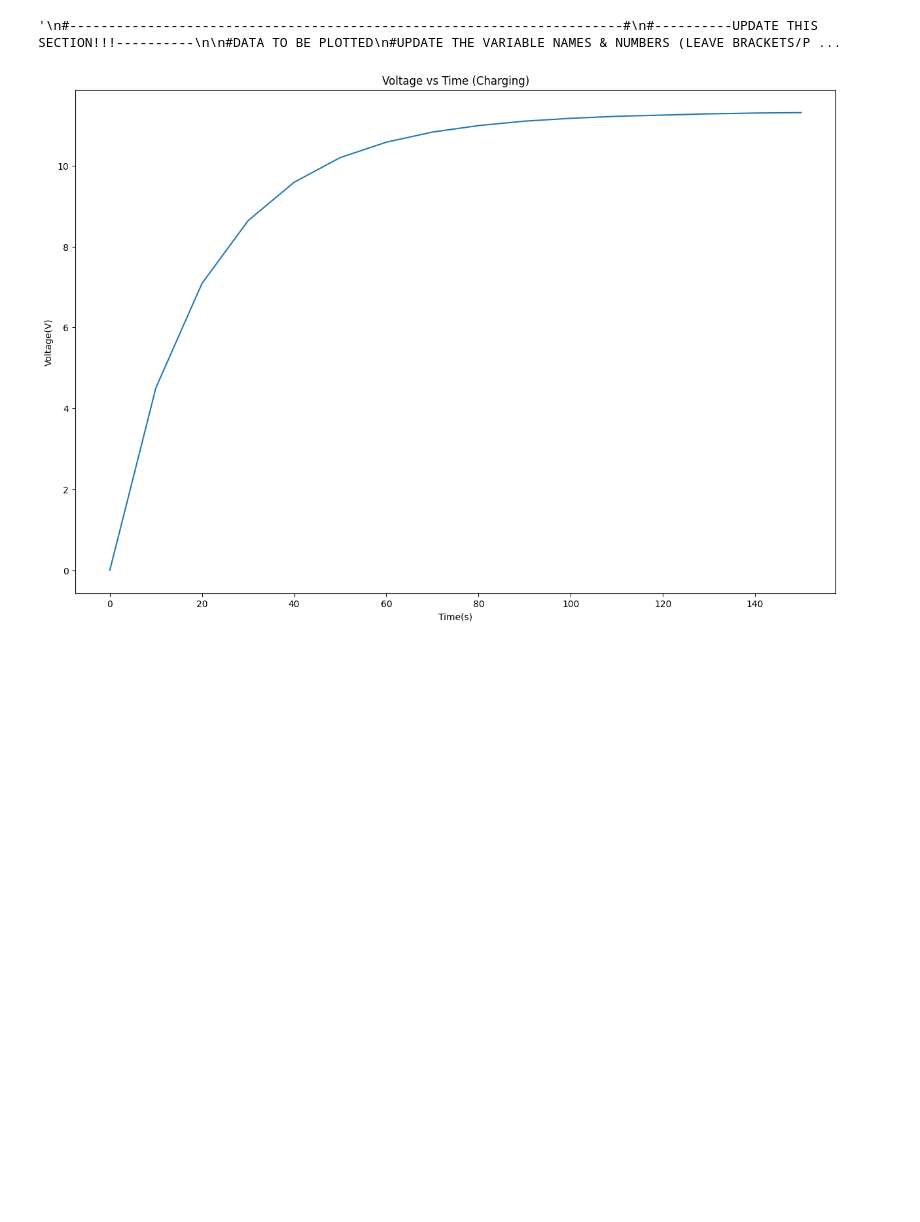
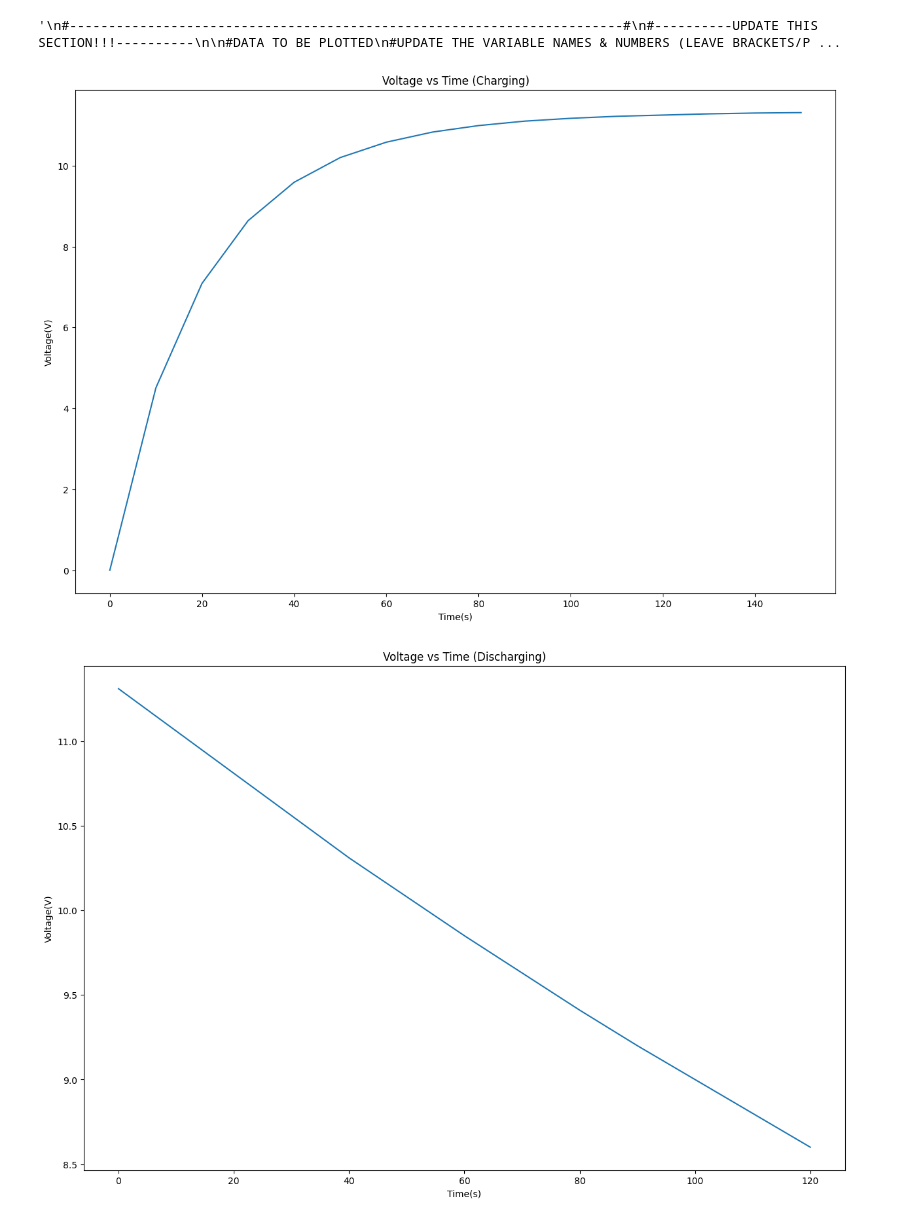
Before and after one commit to ChanceCollins99/Physics-Lab, a Jupyter notebook: Physics_Lab_4_Plot.ipynb, the cells around one changed output. Saved outputs shown, nothing was run; the diff lists cells and outputs as text; code cells hidden in the pictures; blank space fills up the shorter version.

```diff
--- a/Physics_Lab_4_Plot.ipynb
+++ b/Physics_Lab_4_Plot.ipynb
@@ -18,6 +18,16 @@ plt.plot(t,V)
 plt.xlabel("Time(s)")
 plt.ylabel("Voltage(V)")
 plt.title("Voltage vs Time (Charging)")
+
+V2 = np.array([11.31,11.06,10.81,10.56,10.31,10.08,9.85,9.63,9.41,9.2,9,8.8,8.6]) # fill in these data arrays
+t2 = np.array([0,10,20,30,40,50,60,70,80,90,100,110,120])
+plt.figure(figsize=(15,10))
+plt.plot(t2,V2)
+
+plt.xlabel("Time(s)")
+plt.ylabel("Voltage(V)")
+plt.title("Voltage vs Time (Discharging)")
+
 
 """
 #-----------------------------------------------------------------------#
@@ -104,30 +114,31 @@ elif annotation_placement==3 or annotation_placement==4:
 #error in slope, and vertical intercept (plus error) on the plot using "annotate"
 
 plt.figure(figsize=(15,10))
 
 plt.plot(x, fit, color='green', linestyle='--')
 plt.scatter(x, y, color='blue', marker='o')
 
 plt.xlabel(x_label)
 plt.ylabel(y_label)
 plt.title(plot_title)
 
 plt.errorbar(x, y, yerr=dy, xerr=None, fmt="none") #don't need to plot x error bars
 
 plt.annotate('Slope ({}) = {value:.{digits}E}'.format(slope_units,value=m, digits=3),
              (xpos, ypos[0]), xycoords='axes fraction')
 
 plt.annotate('Error in Slope ({}) = {value:.{digits}E}'.format(slope_units,value=dm, digits=3),
              (xpos, ypos[1]), xycoords='axes fraction')
 
 plt.annotate('Vertical intercept = {value:.{digits}E}'.format(value=b, digits=3),
              (xpos, ypos[2]), xycoords='axes fraction')
 
 plt.annotate('Error in vertical intercept = {value:.{digits}E}'.format(value=db, digits=3),
              (xpos, ypos[3]), xycoords='axes fraction')
 
 plt.show()
 """
 # %% [output]
 '\n#-----------------------------------------------------------------------#\n#----------UPDATE THIS SECTION!!!----------\n\n#DATA TO BE PLOTTED\n#UPDATE THE VARIABLE NAMES & NUMBERS (LEAVE BRACKETS/P ...
 [figure]
+[figure, added]
```
